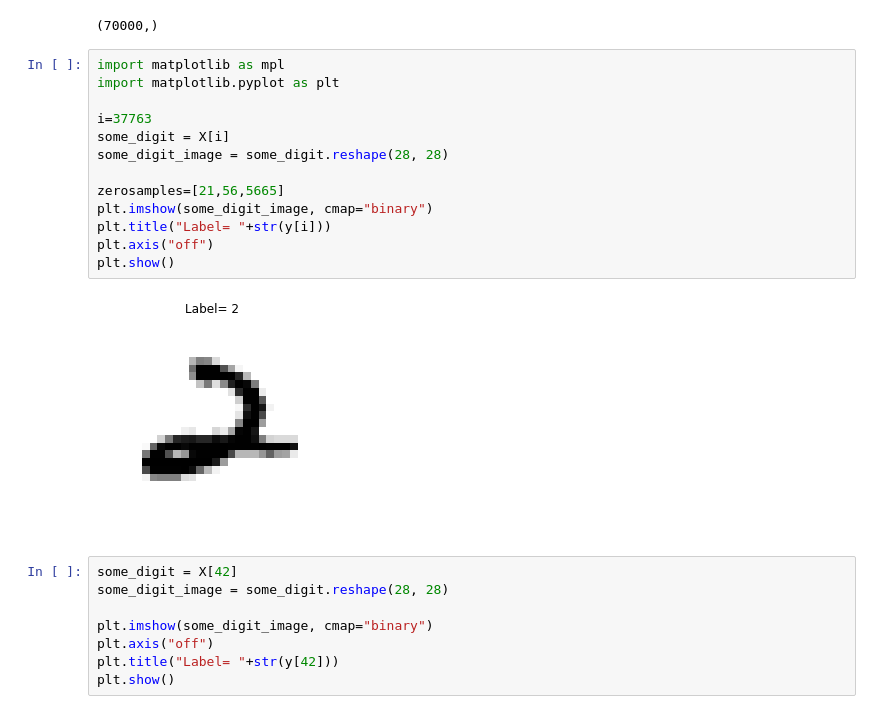
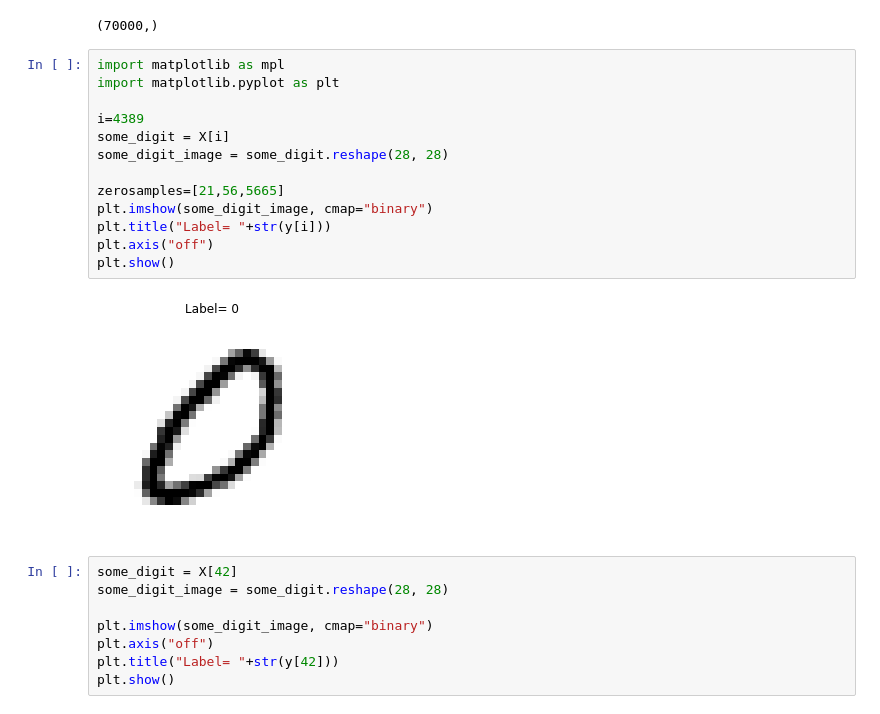
Before and after one commit to dnmorris7/O-Reilly_Handwriting_Analysis, a Jupyter notebook: O'Reilly_Handwriting_Analysis.ipynb, the cells around one changed output. Cells and saved outputs as stored; diff of their text form.

```diff
--- a/O'Reilly_Handwriting_Analysis.ipynb
+++ b/O'Reilly_Handwriting_Analysis.ipynb
@@ -32,18 +32,18 @@ y.shape
 # %%
 import matplotlib as mpl
 import matplotlib.pyplot as plt
 
-i=37763
+i=4389
 some_digit = X[i]
 some_digit_image = some_digit.reshape(28, 28)
 
 zerosamples=[21,56,5665]
 plt.imshow(some_digit_image, cmap="binary")
 plt.title("Label= "+str(y[i]))
 plt.axis("off")
 plt.show()
 # %% [output]
-[figure, old version]
+[figure, new version]
 # %%
 some_digit = X[42]
 some_digit_image = some_digit.reshape(28, 28)
```
Also changed, not shown: parts of 25 cells of this notebook.
